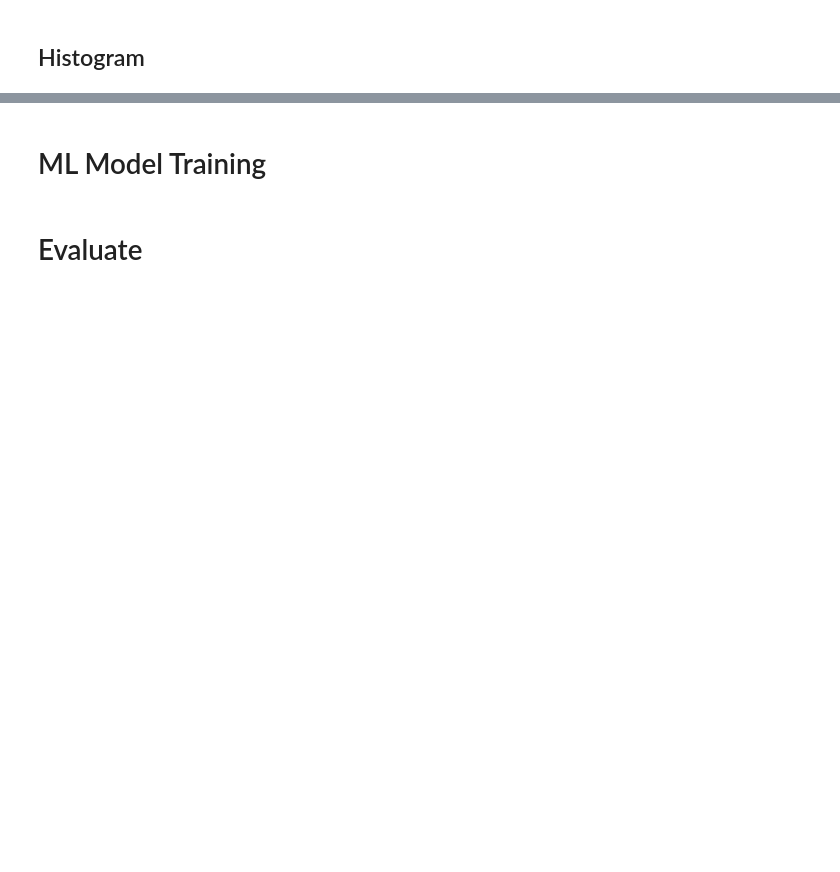
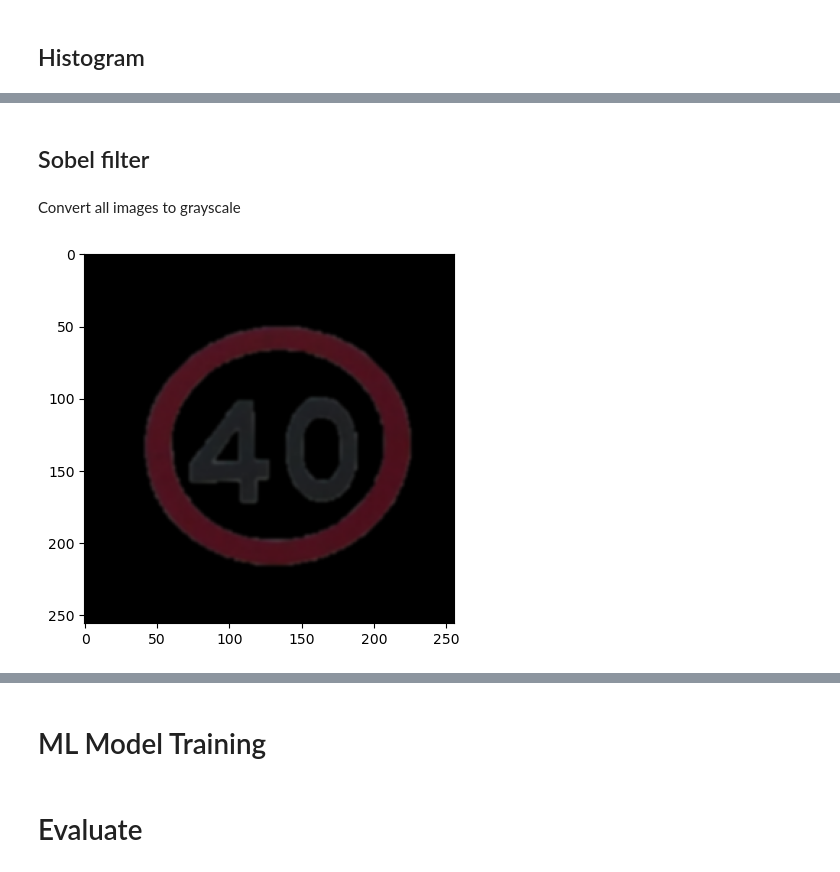
Before and after one commit to TuNguyen312/Traffic-sign-classification, a Jupyter notebook: traffic-sign.ipynb, the cells around one changed output, grey strips where cells are left out. Drawn from its saved outputs; the diff is of its cells as text; code cells hidden in the pictures; blank space fills up the shorter version.

```diff
--- a/traffic-sign.ipynb
+++ b/traffic-sign.ipynb
@@ -148,0 +170,16 @@ plt.plot(g_hist)
+# %% [markdown]
+## Sobel filter ##
+# %% [markdown]
+Convert all images to grayscale
+# %%
+gray_img_ls = []
+# for img in img_ls:
+# rand_index = random.randrange(0, len(hist_features_ls), 1)
+img  = img_ls[rand_index]
+# reduce noise using Gaussian filter
+img =  cv2.GaussianBlur(img, (5, 5), 0);
+plt.imshow(img)
+gray_img = cv2.cvtColor(img, cv2.COLOR_RGB2GRAY)
+# gray_img_ls.append(gray_img)
+# %% [output]
+[figure, added]
```
Also changed, not shown: parts of 20 cells of this notebook, 4 other files.
